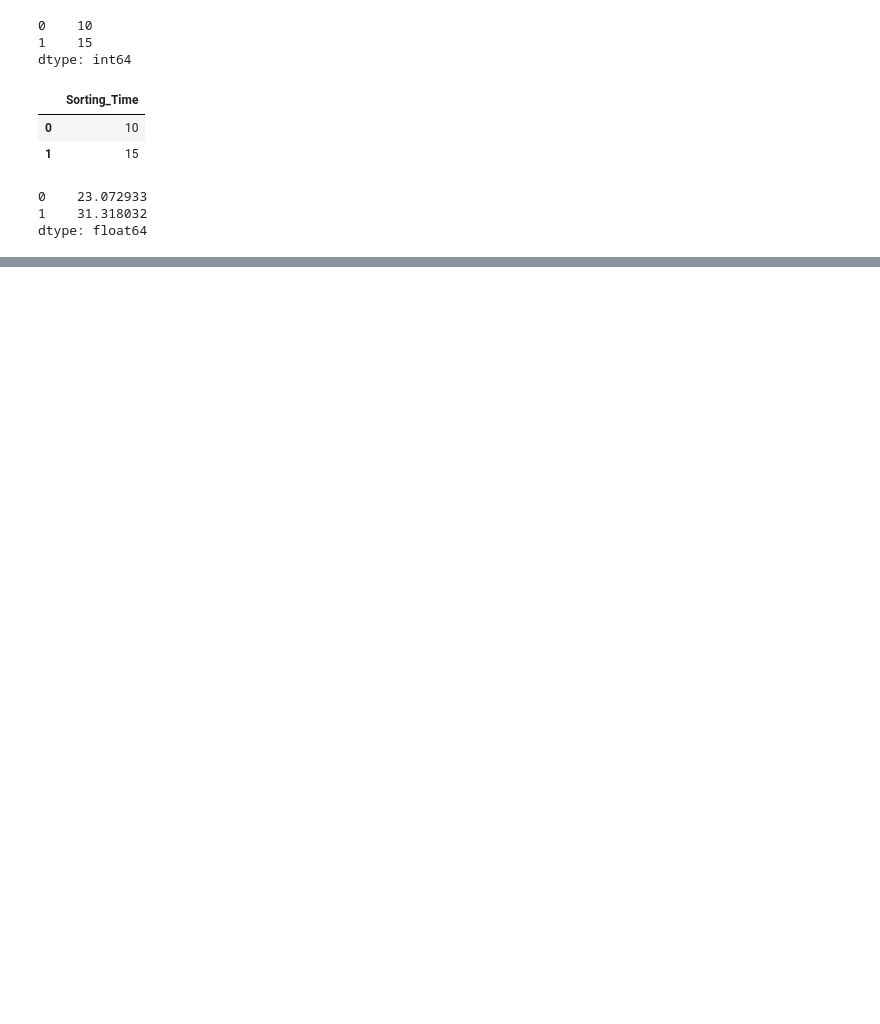
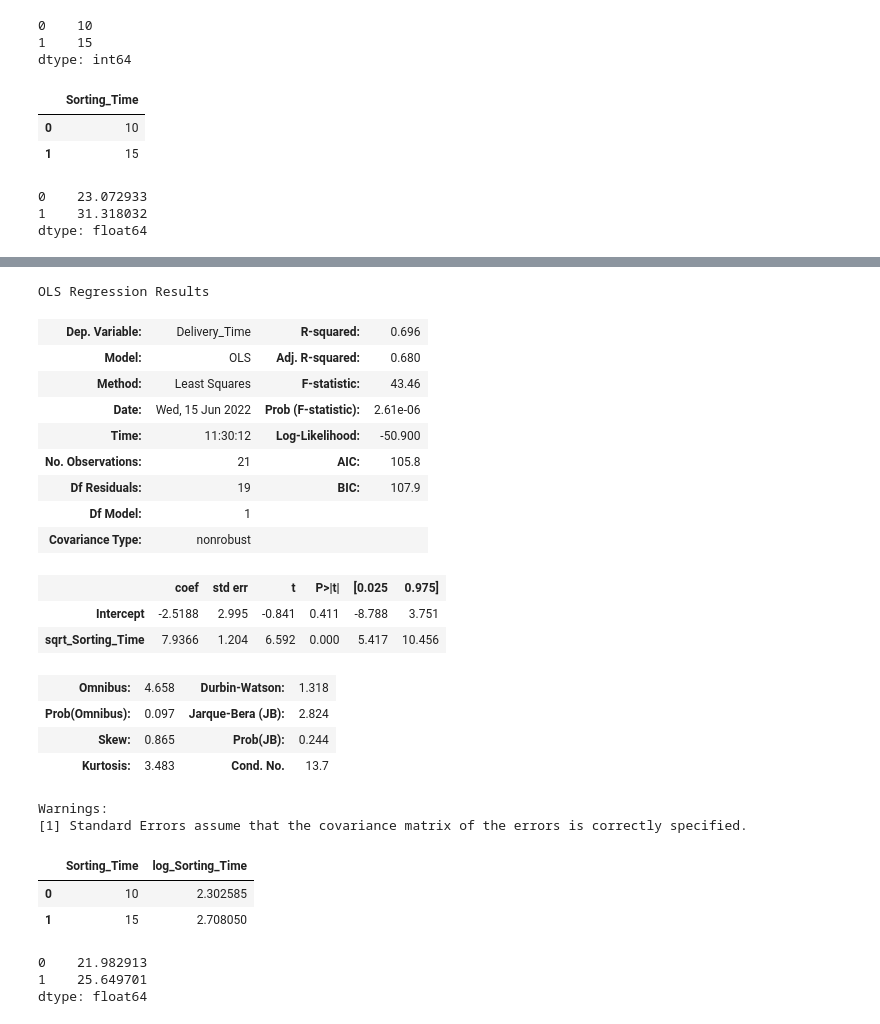
Before and after one commit to renkuntlamahessh/DataScience_Python, a Jupyter notebook: Assignment_04_Q1.ipynb, the cells around one changed output, grey strips where cells are left out. Saved outputs shown, nothing was run; the diff lists cells and outputs as text; code cells hidden in the pictures; blank space fills up the shorter version.

```diff
--- a/Assignment_04_Q1.ipynb
+++ b/Assignment_04_Q1.ipynb
@@ -123,0 +214,2 @@ dtype: float64
+# %%
+df1['sqrt_Sorting_Time'] = df1['Sorting_Time']**(1/2)
@@ -123,0 +223,2 @@ dtype: float64
+# %%
+model_3= smf.ols('Delivery_Time	~sqrt_Sorting_Time', data=df1).fit()
@@ -123,0 +231,22 @@ dtype: float64
+# %%
+model_3.summary()
+# %% [output]
+OLS Regression Results
+| Dep. Variable: | Delivery_Time | R-squared: | 0.696 |
+| Model: | OLS | Adj. R-squared: | 0.680 |
+| Method: | Least Squares | F-statistic: | 43.46 |
+| Date: | Wed, 15 Jun 2022 | Prob (F-statistic): | 2.61e-06 |
+| Time: | 11:30:12 | Log-Likelihood: | -50.900 |
+| No. Observations: | 21 | AIC: | 105.8 |
+| Df Residuals: | 19 | BIC: | 107.9 |
+| Df Model: | 1 |  |  |
+| Covariance Type: | nonrobust |  |  |
+|  | coef | std err | t | P>|t| | [0.025 | 0.975] |
+| Intercept | -2.5188 | 2.995 | -0.841 | 0.411 | -8.788 | 3.751 |
+| sqrt_Sorting_Time | 7.9366 | 1.204 | 6.592 | 0.000 | 5.417 | 10.456 |
+| Omnibus: | 4.658 | Durbin-Watson: | 1.318 |
+| Prob(Omnibus): | 0.097 | Jarque-Bera (JB): | 2.824 |
+| Skew: | 0.865 | Prob(JB): | 0.244 |
+| Kurtosis: | 3.483 | Cond. No. | 13.7 |
+Warnings:
+[1] Standard Errors assume that the covariance matrix of the errors is correctly specified.
@@ -123,0 +260,13 @@ dtype: float64
+# %%
+new_data.head(3)
+# %% [output]
+|  | Sorting_Time | log_Sorting_Time |
+| 0 | 10 | 2.302585 |
+| 1 | 15 | 2.708050 |
+# %%
+pred_data = model_final.predict(new_data)
+pred_data
+# %% [output]
+0    21.982913
+1    25.649701
+dtype: float64
```
Also changed, not shown: parts of 20 cells of this notebook.
